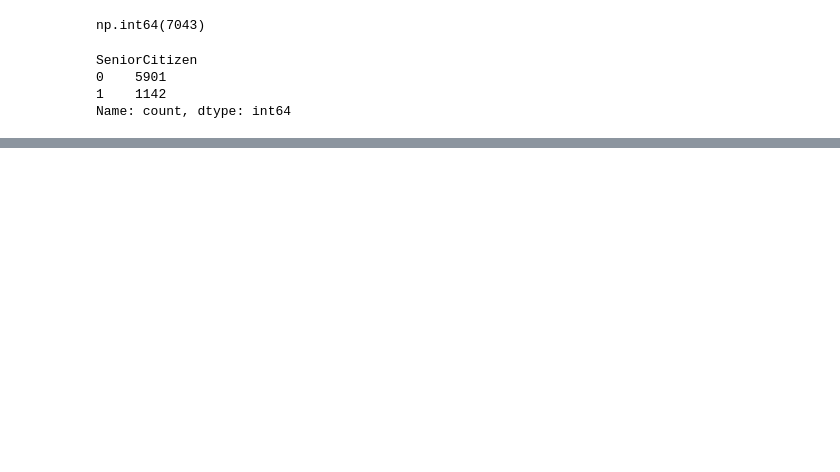
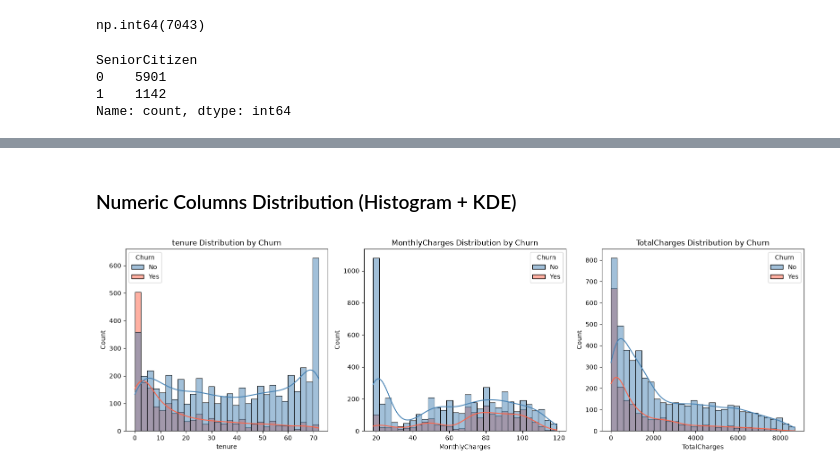
Before and after one commit to Anujjadaun97/Telco-Customer-Churn-Prediction, a Jupyter notebook: notebooks/01_data_cleaning.ipynb, the cells around one changed output, grey strips where cells are left out. Drawn from its saved outputs; the diff is of its cells as text; code cells hidden in the pictures; blank space fills up the shorter version.

```diff
--- a/notebooks/01_data_cleaning.ipynb
+++ b/notebooks/01_data_cleaning.ipynb
@@ -220,0 +267,16 @@ np.int64(5901)
+# %% [markdown]
+###  Numeric Columns Distribution (Histogram + KDE)
+# %%
+num_cols = ['tenure', 'MonthlyCharges', 'TotalCharges']
+
+fig, axes = plt.subplots(1, 3, figsize=(16, 5))
+
+for i, col in enumerate(num_cols):
+    sns.histplot(data=df, x=col, hue='Churn', kde=True,
+                 palette=['steelblue', 'tomato'], ax=axes[i], bins=30)
+    axes[i].set_title(f'{col} Distribution by Churn')
+
+plt.tight_layout()
+plt.show()
+# %% [output]
+[figure, added]
```
Also changed, not shown: parts of 14 cells of this notebook.
